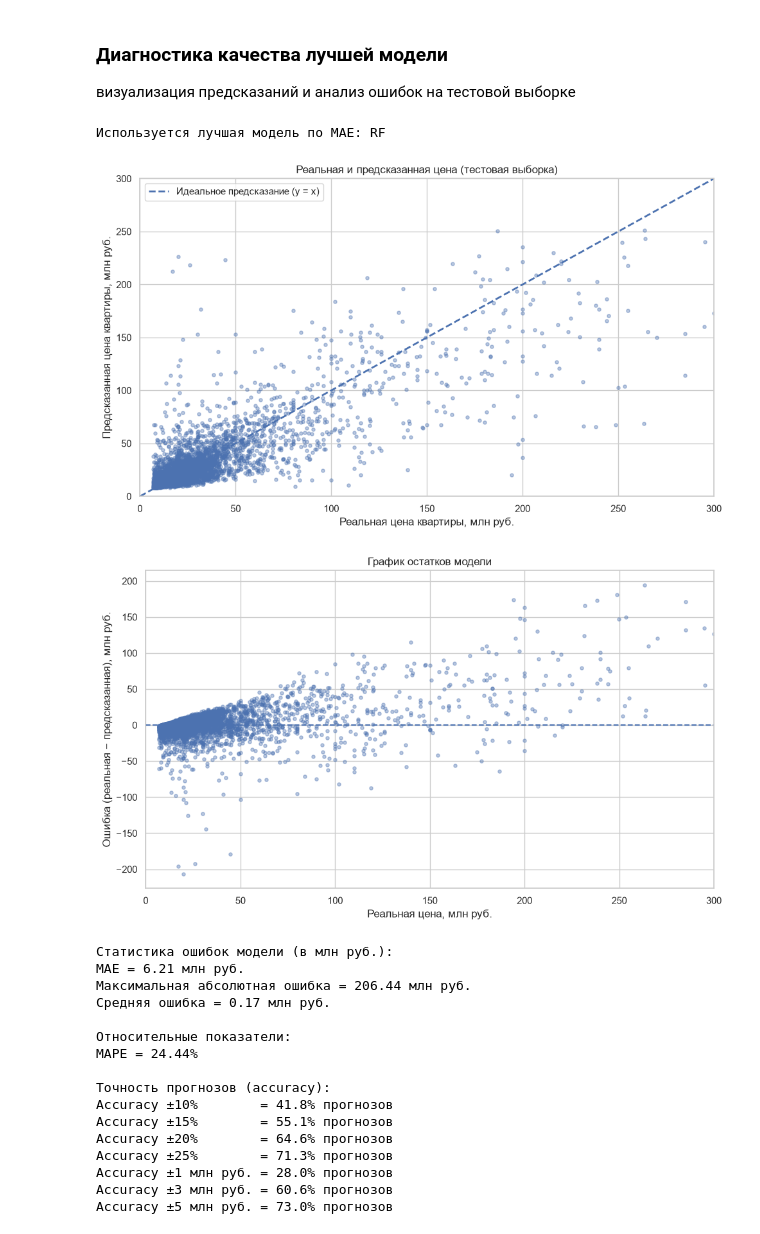
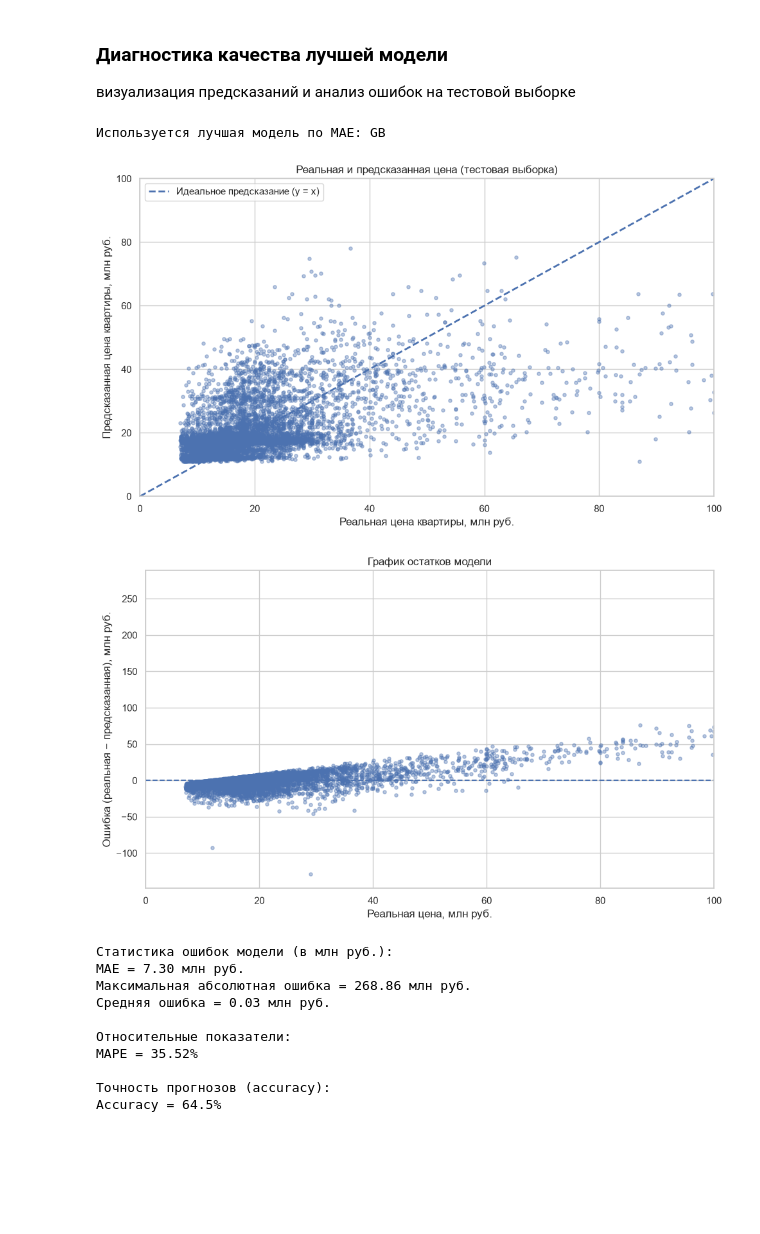
Before and after one commit to o-Anna-o/Prognosis_system, a Jupyter notebook: Prognosis_system.ipynb, the cells around one changed output. Drawn from its saved outputs; the diff is of its cells as text; code cells hidden in the pictures; blank space fills up the shorter version.

Commit message:
исправлены масшт признаки, но точность 63%

```diff
--- a/Prognosis_system.ipynb
+++ b/Prognosis_system.ipynb
@@ -433,24 +433,23 @@ display(Markdown('\n'.join(lines)))
 - бинарные (one-hot) признаки района, улицы и материала стен **не масштабируются**: они уже принимают значения 0/1, и любое преобразование исказило бы смысл «принадлежности к категории»;
 - дерево решений, Random Forest и Gradient Boosting нечувствительны к масштабу признаков (пороговые разбиения инвариантны к монотонным преобразованиям), поэтому для них масштабирование не обязательно, но и не мешает.
 # %%
-# Готовим признаки для моделей: дата раскладывается на год и месяц
+# Готовим признаки для моделей: дата раскладывается на год и месяц.
+# Категориальные признаки (region, district, street, wall_material_code)
+# ПОЛНОСТЬЮ исключены: используются только area, period_year, year_build, floor.
 model_df = df.copy()
 model_df['period_year'] = model_df['period_start_date'].dt.year
 model_df['period_month'] = model_df['period_start_date'].dt.month
 
-categorical_cols = ['region', 'district', 'street', 'wall_material_code']
-numeric_cols = ['year_build', 'floor', 'area', 'period_year', 'period_month']
-feature_cols = categorical_cols + numeric_cols
+numeric_cols = ['year_build', 'floor', 'area', 'period_year']  # только эти 4 признака
+feature_cols = numeric_cols  # без категориальных -> без get_dummies
 
-# One-hot encoding для категориальных признаков
-X_all = pd.get_dummies(model_df[feature_cols], columns=categorical_cols, dummy_na=True, dtype=float)
+X_all = model_df[feature_cols].copy()
 X_all = X_all.replace([np.inf, -np.inf], np.nan)
 for col in X_all.columns:
     if X_all[col].isna().any():
         X_all[col] = X_all[col].fillna(X_all[col].median() if X_all[col].notna().any() else 0)
 
-# Масштабируем ТОЛЬКО числовые признаки (MinMaxScaler -> диапазон [0; 1]).
-# One-hot признаки уже в диапазоне [0; 1] и в масштабировании не нуждаются.
+# Масштабируем все признаки (MinMaxScaler -> диапазон [0; 1])
 sc1 = MinMaxScaler()
 X_all[numeric_cols] = sc1.fit_transform(X_all[numeric_cols])
 X_scaled = X_all.copy()
@@ -944,62 +994,52 @@ comparison = pd.DataFrame({
 comparison['error_mln'] = comparison['real_mln'] - comparison['predicted_mln']
 comparison['error_pct'] = comparison['error_mln'].abs() / comparison['real_mln'].replace(0, np.nan) * 100
 
-AXIS_LIMIT_MLN = 300  # шкала графиков — до 300 млн руб.
+AXIS_LIMIT_MLN = 100  # шкала графиков — до 100 млн руб.
 
 plt.figure(figsize=(10, 6))
 plt.scatter(comparison['real_mln'], comparison['predicted_mln'], alpha=0.4, s=14)
 plt.plot([0, AXIS_LIMIT_MLN], [0, AXIS_LIMIT_MLN], linestyle='--', linewidth=2, label='Идеальное предсказание (y = x)')
 plt.xlim(0, AXIS_LIMIT_MLN)
 plt.ylim(0, AXIS_LIMIT_MLN)
 plt.xlabel('Реальная цена квартиры, млн руб.')
 plt.ylabel('Предсказанная цена квартиры, млн руб.')
 plt.title('Реальная и предсказанная цена (тестовая выборка)')
 plt.legend(); plt.grid(True); plt.tight_layout(); plt.show()
 
 plt.figure(figsize=(10, 6))
 plt.scatter(comparison['real_mln'], comparison['error_mln'], alpha=0.4, s=14)
 plt.axhline(y=0, linestyle='--')
 plt.xlim(0, AXIS_LIMIT_MLN)
 plt.xlabel('Реальная цена, млн руб.')
 plt.ylabel('Ошибка (реальная − предсказанная), млн руб.')
 plt.title('График остатков модели')
 plt.grid(True); plt.tight_layout(); plt.show()
 
 print('\nСтатистика ошибок модели (в млн руб.):')
 print(f"MAE = {comparison['error_mln'].abs().mean():.2f} млн руб.")
 print(f"Максимальная абсолютная ошибка = {comparison['error_mln'].abs().max():.2f} млн руб.")
 print(f"Средняя ошибка = {comparison['error_mln'].mean():.2f} млн руб.")
 print('\nОтносительные показатели:')
 print(f"MAPE = {comparison['error_pct'].mean():.2f}%")
 
-# Отдельный вывод точности прогнозов (accuracy)
+# Единый показатель точности прогнозов: Accuracy = 100% − MAPE
 print('\nТочность прогнозов (accuracy):')
-for tol in (10, 15, 20, 25):
-    acc = (comparison['error_pct'] < tol).mean() * 100
-    print(f'Accuracy ±{tol}%        = {acc:.1f}% прогнозов')
-for tol_mln in (1, 3, 5):
-    acc = (comparison['error_mln'].abs() <= tol_mln).mean() * 100
-    print(f'Accuracy ±{tol_mln} млн руб. = {acc:.1f}% прогнозов')
+accuracy = 100 - comparison['error_pct'].mean()
+print(f'Accuracy = {accuracy:.1f}%')
 # %% [output]
-Используется лучшая модель по MAE: RF
+Используется лучшая модель по MAE: GB
-[figure, old version]
+[figure, new version]
-[figure, old version]
+[figure, new version]
 Статистика ошибок модели (в млн руб.):
-MAE = 6.21 млн руб.
-Максимальная абсолютная ошибка = 206.44 млн руб.
-Средняя ошибка = 0.17 млн руб.
+MAE = 7.30 млн руб.
+Максимальная абсолютная ошибка = 268.86 млн руб.
+Средняя ошибка = 0.03 млн руб.
 
 Относительные показатели:
-MAPE = 24.44%
+MAPE = 35.52%
 
 Точность прогнозов (accuracy):
-Accuracy ±10%        = 41.8% прогнозов
-Accuracy ±15%        = 55.1% прогнозов
-Accuracy ±20%        = 64.6% прогнозов
-Accuracy ±25%        = 71.3% прогнозов
-Accuracy ±1 млн руб. = 28.0% прогнозов
-Accuracy ±3 млн руб. = 60.6% прогнозов
-Accuracy ±5 млн руб. = 73.0% прогнозов
+Accuracy = 64.5%
 # %%
 # Итоговый вывод по работе (формируется по фактическим результатам запуска)
 best = metrics_table.sort_values('R2', ascending=False).iloc[0]
```
Also changed, not shown: parts of 22 cells of this notebook.
